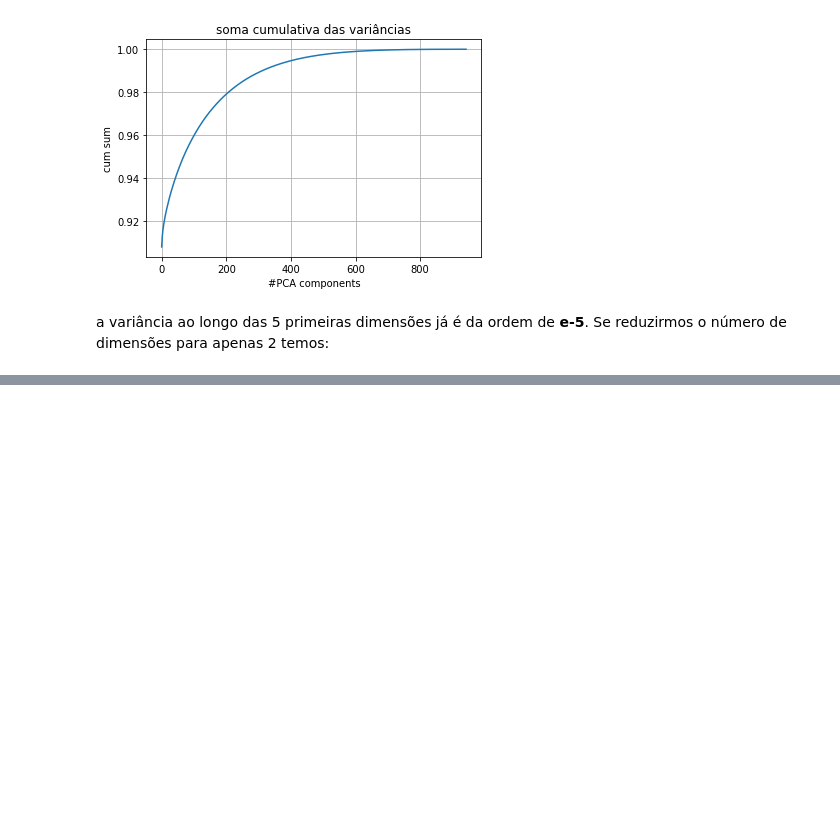
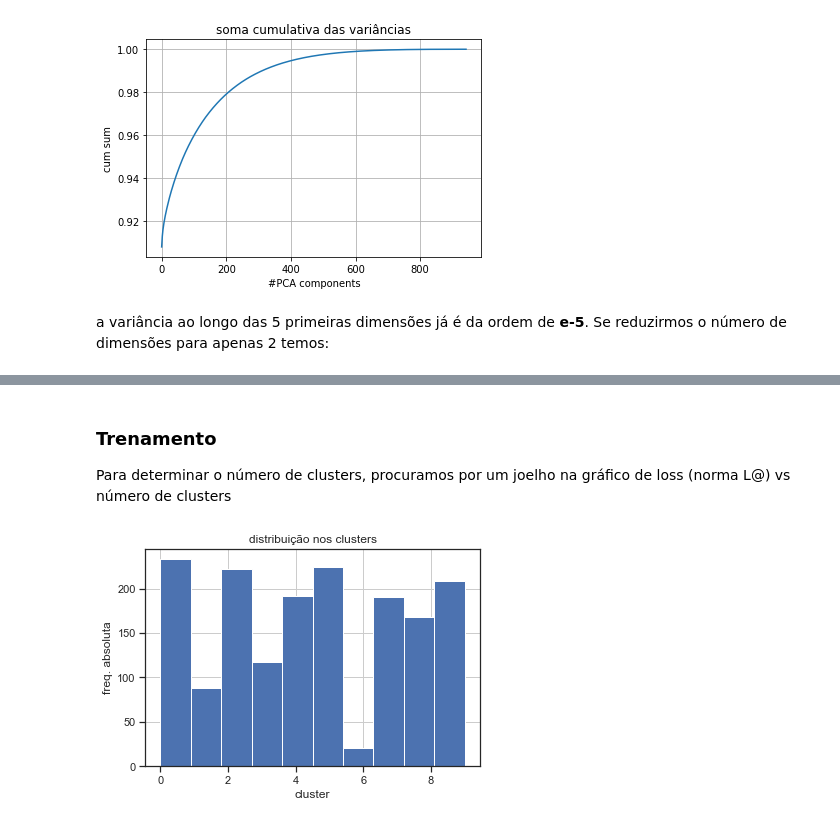
Before and after one commit to aiboxlab-ufrpe-edu-br/MovieLens-1, a Jupyter notebook: Modeling/clusterizatio.ipynb, the cells around one changed output, grey strips where cells are left out. Drawn from its saved outputs; the diff is of its cells as text; code cells hidden in the pictures; blank space fills up the shorter version.

```diff
--- a/Modeling/clusterizatio.ipynb
+++ b/Modeling/clusterizatio.ipynb
@@ -201,0 +383,12 @@ kmeans.score(df_pivoted)
+# %% [markdown]
+### Trenamento
+
+Para determinar o número de clusters, procuramos por um joelho na gráfico de loss (norma L@) vs número de clusters
+# %%
+n_ = 10
+kmeans = KMeans(n_clusters=n_).fit(df_pivoted)
+# %%
+clust_labels = kmeans.labels_
+# %%
+df = df_pca
+df['cluster'] = clust_labels
@@ -201,0 +397,9 @@ kmeans.score(df_pivoted)
+# %%
+plt.figure(),
+ax = df.cluster.hist(bins=10)
+plt.xlabel("cluster")
+plt.ylabel("freq. absoluta")
+plt.title('distribuição nos clusters')
+plt.show()
+# %% [output]
+[figure, added]
```
Also changed, not shown: parts of 47 cells of this notebook.
